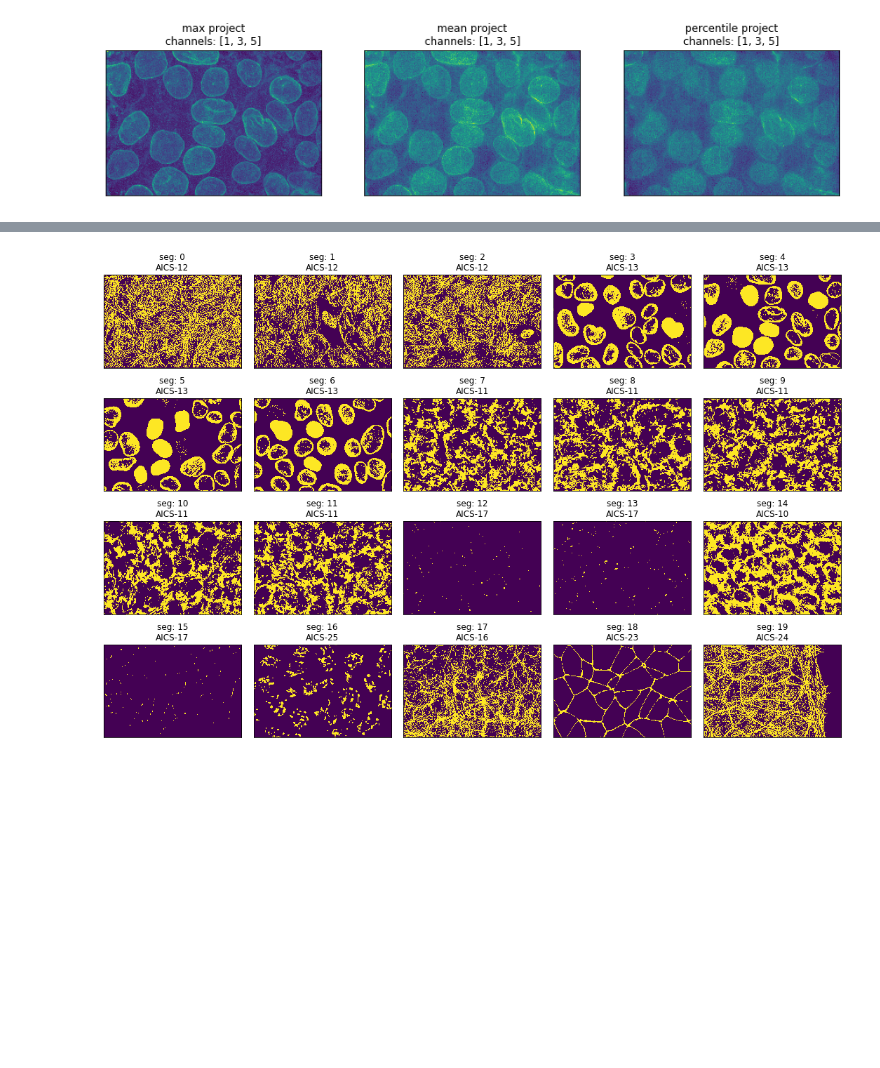
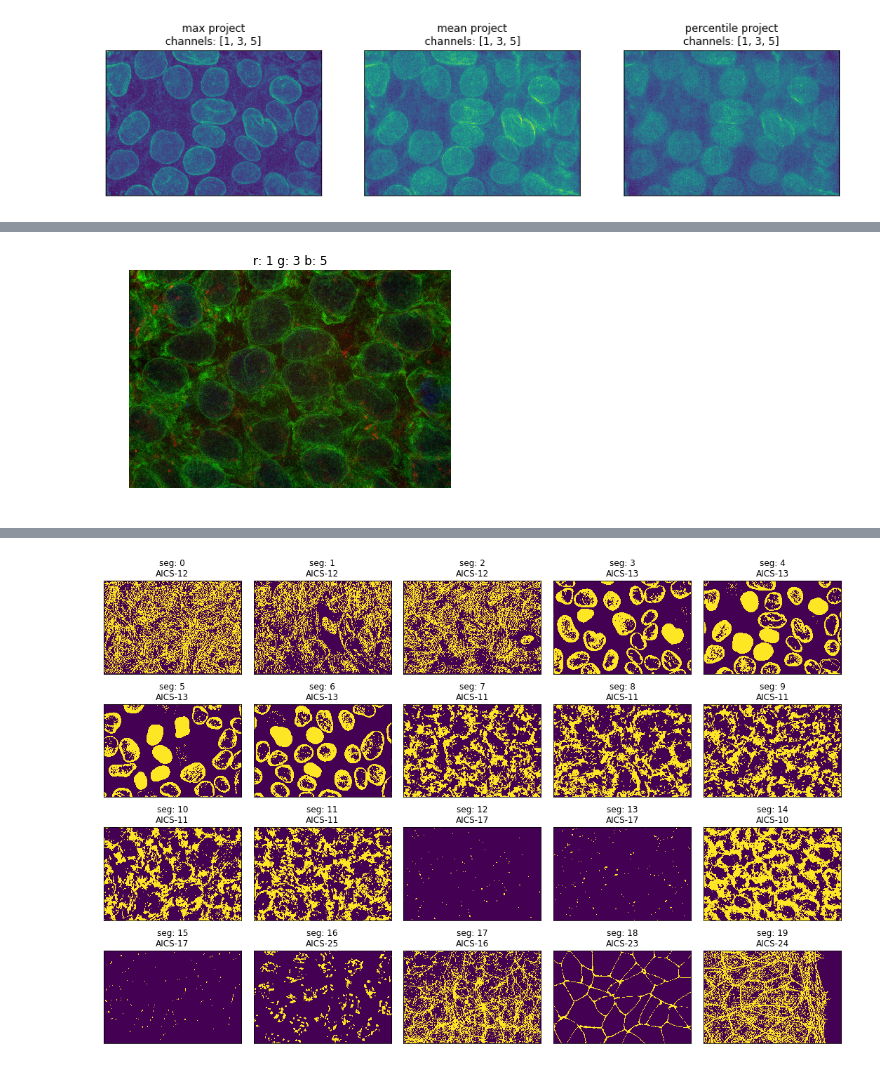
Before and after one commit to AllenCellModeling/QuiltLoader, a Jupyter notebook: loaders.ipynb, the cells around one changed output, grey strips where cells are left out. Cells and saved outputs as stored; diff of their text form; code cells hidden in the pictures; blank space fills up the shorter version.

```diff
--- a/loaders.ipynb
+++ b/loaders.ipynb
@@ -140,0 +135,4 @@ TypeError: 'numpy.float32' object does not support item assignment
+# %%
+data['lines'][0].display_rgb()
+# %% [output]
+[figure, added]
```
Also changed, not shown: parts of 16 cells of this notebook, 1 other file.
